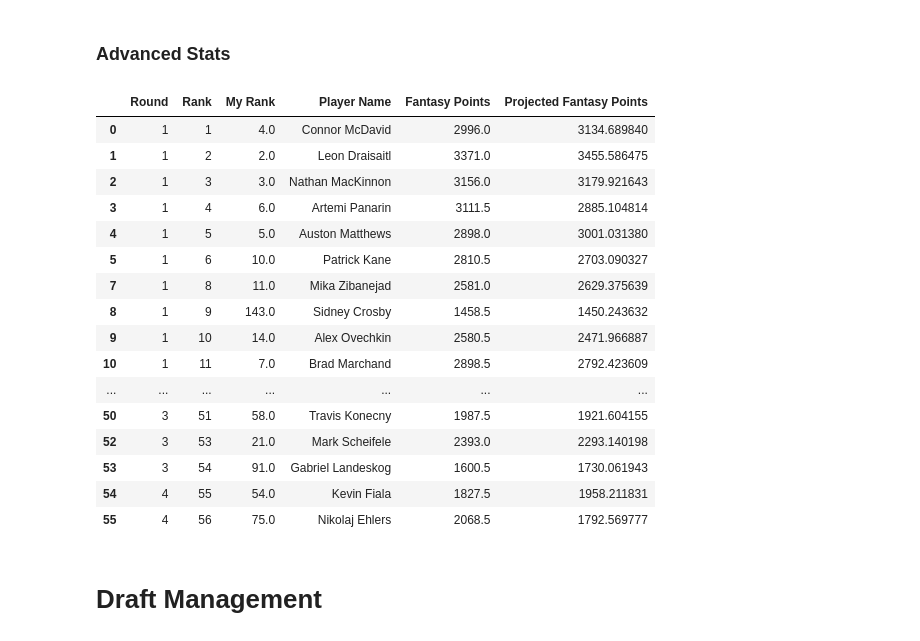
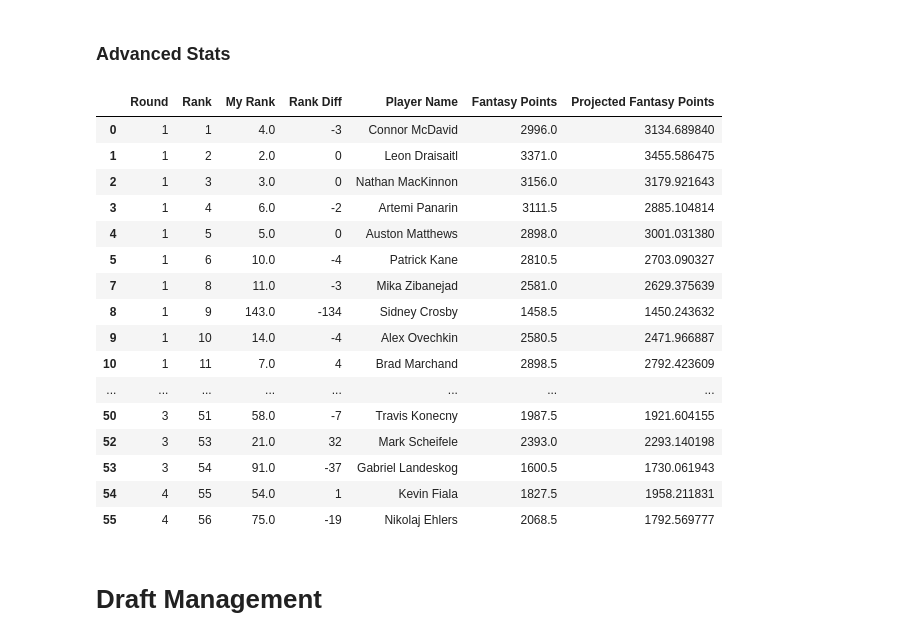
Before and after one commit to kj-kwan/fantasy-hockey-analysis, a Jupyter notebook: Fantasy Hockey Modeling.ipynb, the cells around one changed output. Saved outputs shown, nothing was run; the diff lists cells and outputs as text; code cells hidden in the pictures.

```diff
--- a/Fantasy Hockey Modeling.ipynb
+++ b/Fantasy Hockey Modeling.ipynb
@@ -1312,25 +1346,26 @@ KeyError: "['Rank Diff'] not in index"
 # %%
 keeper_adv = df_keeper.merge(df_2019_adv, on='Player Name', how='left')
 keeper_adv['My Rank'] = keeper_adv['Projected Fantasy Points'].rank(ascending=False)
-keeper_adv[['Round','Rank','My Rank','Player Name','Fantasy Points','Projected Fantasy Points']].dropna()[:50]
+keeper_adv['Rank Diff'] = keeper_adv['Rank']-keeper_adv['My Rank']
+keeper_adv[['Round','Rank','My Rank','Rank Diff','Player Name','Fantasy Points','Projected Fantasy Points']].dropna()[:50]
 # %% [output]
-|  | Round | Rank | My Rank | Player Name | Fantasy Points | Projected Fantasy Points |
-| 0 | 1 | 1 | 4.0 | Connor McDavid | 2996.0 | 3134.689840 |
-| 1 | 1 | 2 | 2.0 | Leon Draisaitl | 3371.0 | 3455.586475 |
-| 2 | 1 | 3 | 3.0 | Nathan MacKinnon | 3156.0 | 3179.921643 |
-| 3 | 1 | 4 | 6.0 | Artemi Panarin | 3111.5 | 2885.104814 |
-| 4 | 1 | 5 | 5.0 | Auston Matthews | 2898.0 | 3001.031380 |
-| 5 | 1 | 6 | 10.0 | Patrick Kane | 2810.5 | 2703.090327 |
-| 7 | 1 | 8 | 11.0 | Mika Zibanejad | 2581.0 | 2629.375639 |
-| 8 | 1 | 9 | 143.0 | Sidney Crosby | 1458.5 | 1450.243632 |
-| 9 | 1 | 10 | 14.0 | Alex Ovechkin | 2580.5 | 2471.966887 |
-| 10 | 1 | 11 | 7.0 | Brad Marchand | 2898.5 | 2792.423609 |
-| ... | ... | ... | ... | ... | ... | ... |
-| 50 | 3 | 51 | 58.0 | Travis Konecny | 1987.5 | 1921.604155 |
-| 52 | 3 | 53 | 21.0 | Mark Scheifele | 2393.0 | 2293.140198 |
-| 53 | 3 | 54 | 91.0 | Gabriel Landeskog | 1600.5 | 1730.061943 |
-| 54 | 4 | 55 | 54.0 | Kevin Fiala | 1827.5 | 1958.211831 |
-| 55 | 4 | 56 | 75.0 | Nikolaj Ehlers | 2068.5 | 1792.569777 |
+|  | Round | Rank | My Rank | Rank Diff | Player Name | Fantasy Points | Projected Fantasy Points |
+| 0 | 1 | 1 | 4.0 | -3 | Connor McDavid | 2996.0 | 3134.689840 |
+| 1 | 1 | 2 | 2.0 | 0 | Leon Draisaitl | 3371.0 | 3455.586475 |
+| 2 | 1 | 3 | 3.0 | 0 | Nathan MacKinnon | 3156.0 | 3179.921643 |
+| 3 | 1 | 4 | 6.0 | -2 | Artemi Panarin | 3111.5 | 2885.104814 |
+| 4 | 1 | 5 | 5.0 | 0 | Auston Matthews | 2898.0 | 3001.031380 |
+| 5 | 1 | 6 | 10.0 | -4 | Patrick Kane | 2810.5 | 2703.090327 |
+| 7 | 1 | 8 | 11.0 | -3 | Mika Zibanejad | 2581.0 | 2629.375639 |
+| 8 | 1 | 9 | 143.0 | -134 | Sidney Crosby | 1458.5 | 1450.243632 |
+| 9 | 1 | 10 | 14.0 | -4 | Alex Ovechkin | 2580.5 | 2471.966887 |
+| 10 | 1 | 11 | 7.0 | 4 | Brad Marchand | 2898.5 | 2792.423609 |
+| ... | ... | ... | ... | ... | ... | ... | ... |
+| 50 | 3 | 51 | 58.0 | -7 | Travis Konecny | 1987.5 | 1921.604155 |
+| 52 | 3 | 53 | 21.0 | 32 | Mark Scheifele | 2393.0 | 2293.140198 |
+| 53 | 3 | 54 | 91.0 | -37 | Gabriel Landeskog | 1600.5 | 1730.061943 |
+| 54 | 4 | 55 | 54.0 | 1 | Kevin Fiala | 1827.5 | 1958.211831 |
+| 55 | 4 | 56 | 75.0 | -19 | Nikolaj Ehlers | 2068.5 | 1792.569777 |
 # %% [markdown]
 # Draft Management
 # %%
```
Also changed, not shown: parts of 5 cells of this notebook.
